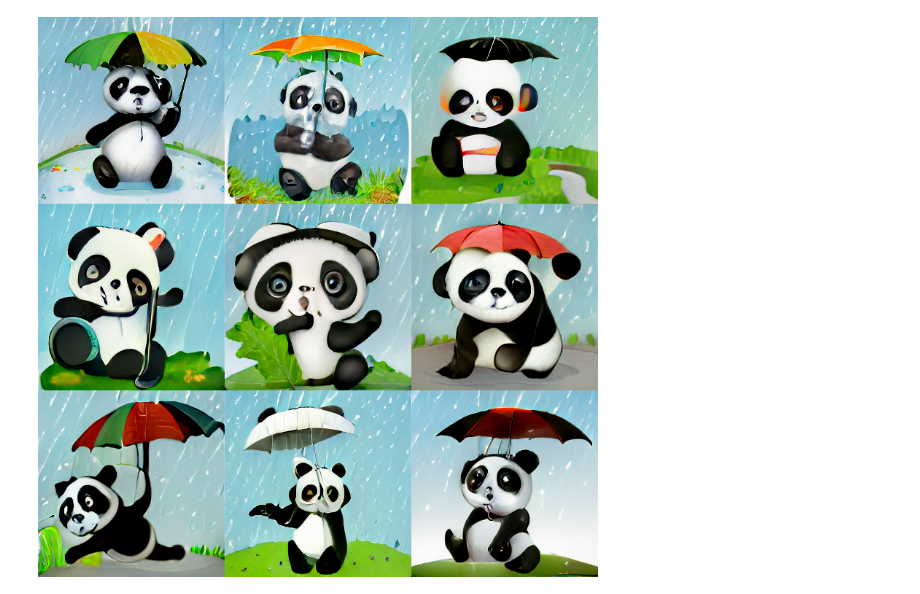
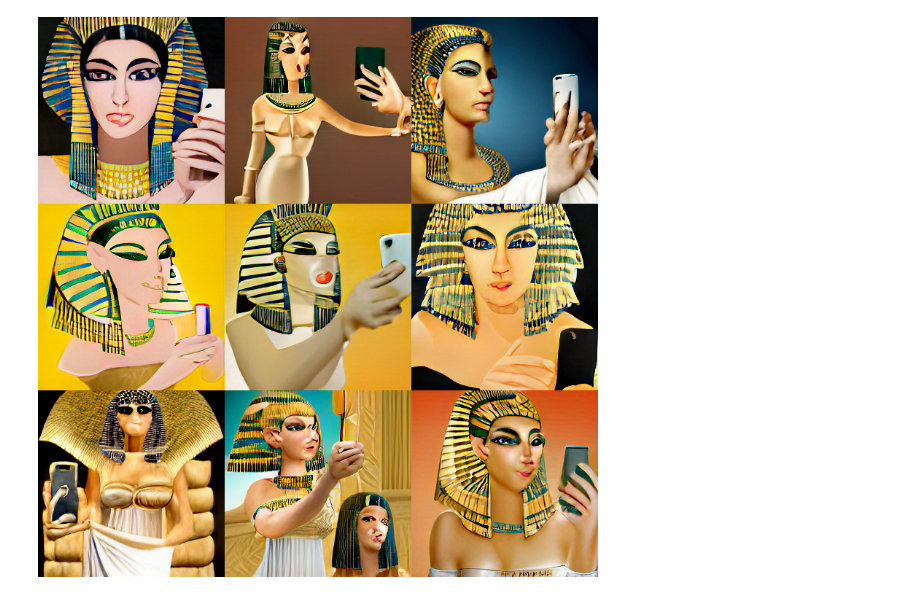
Before and after one commit to hudeven/ai-draw-and-guess, a Jupyter notebook: modeling/notebooks/dalle.ipynb, the cells around one changed output. Cells and saved outputs as stored; diff of their text form; code cells hidden in the pictures.

```diff
--- a/modeling/notebooks/dalle.ipynb
+++ b/modeling/notebooks/dalle.ipynb
@@ -11,31 +12,21 @@ from models.dalle.dalle import MinDalle
 # %%
 torch.manual_seed(0)
-model = MinDalle(root_dir='../pretrained', dtype=torch.float32, device='cuda')
+model = MinDalle(root_dir='../pretrained', dtype=torch.float32)
 # %%
 %%time
 
-text = "an illustration of a baby panda with headphones holding an umbrella in the rain"
-# text = "A dragon fruit wearing karate belt in the snow"
-progressive_outputs = True
-seamless = False
-grid_size = 3
-temperature = 1
-supercondition_factor = 16
-top_k = 128
+# text = "an illustration of a baby panda with headphones holding an umbrella in the rain"
+# text = "court sketch of Spinosaurus on trial"
+text = "Cleopatra taking a selfie with her iPhone"
 
-image_stream = model.generate_image_stream(
+image = model.generate_image(
     text=text,
-    grid_size=grid_size,
-    progressive_outputs=progressive_outputs,
-    is_seamless=seamless,
-    temperature=temperature,
-    top_k=int(top_k),
-    supercondition_factor=float(supercondition_factor)
+    grid_size=3,
+    is_seamless=False,
+    temperature=1,
+    top_k=128,
+    supercondition_factor=16.0
 )
 
-is_first = True
-for image in image_stream:
-    display_image = display if is_first else update_display
-    display_image(image, display_id=1)
-    is_first = False
+Image.fromarray(image)
 # %% [output]
@@ -42 +35 @@ for image in image_stream:
-[figure, old version]
+[figure, new version]
```
Also changed, not shown: parts of 2 cells of this notebook, 2 other files.
